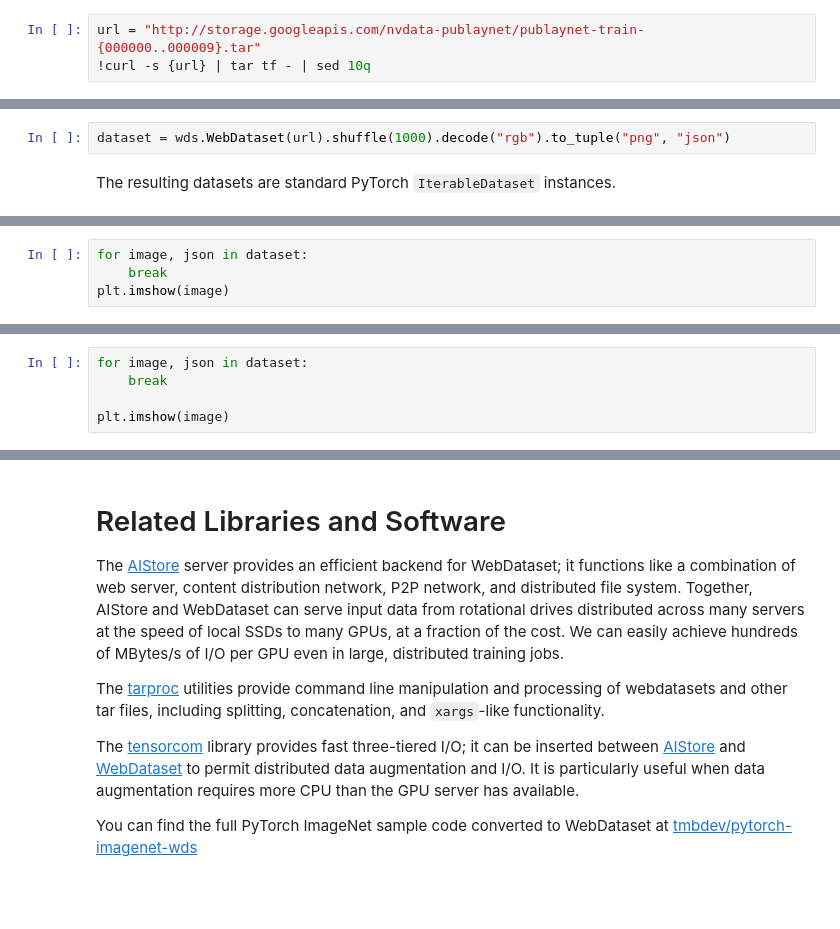
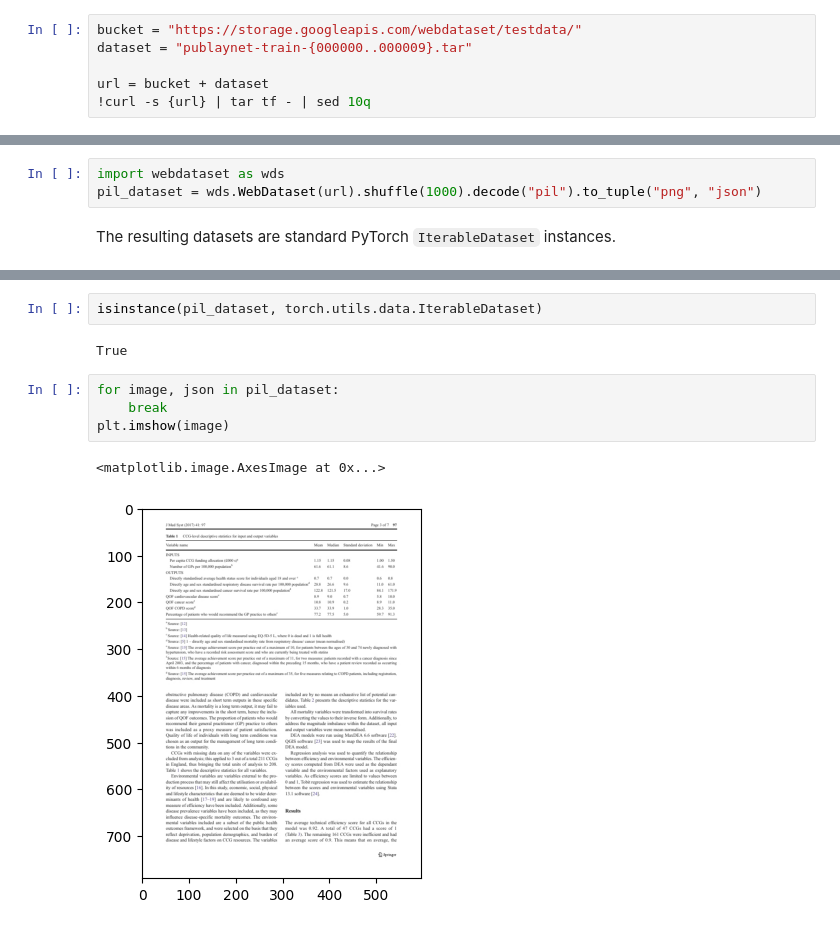
Before and after one commit to webdataset/webdataset, a Jupyter notebook: readme.ipynb, the cells around one changed output, grey strips where cells are left out. Saved outputs shown, nothing was run; the diff lists cells and outputs as text; blank space fills up the shorter version.

```diff
--- a/readme.ipynb
+++ b/readme.ipynb
@@ -20,7 +26,10 @@ The WebDataset format represents images, movies, audio, etc. in their native fil
 
 Standard tools can be used for accessing and processing WebDataset-format files.
 # %%
-url = "http://storage.googleapis.com/nvdata-publaynet/publaynet-train-{000000..000009}.tar"
+bucket = "https://storage.googleapis.com/webdataset/testdata/"
+dataset = "publaynet-train-{000000..000009}.tar"
+
+url = bucket + dataset
 !curl -s {url} | tar tf - | sed 10q
 # %% [output]
 PMC4991227_00003.json
@@ -61,4 +78,5 @@ import webdataset as wds
 # %%
-dataset = wds.WebDataset(url).shuffle(1000).decode("rgb").to_tuple("png", "json")
+import webdataset as wds
+pil_dataset = wds.WebDataset(url).shuffle(1000).decode("pil").to_tuple("png", "json")
 # %% [markdown]
 The resulting datasets are standard PyTorch `IterableDataset` instances.
@@ -69,4 +82,0 @@ True
-# %%
-for image, json in dataset:
-    break
-plt.imshow(image)
@@ -115,5 +82,0 @@ dataset = dataset.compose(get_patches).shuffle(10000)
-# %%
-for image, json in dataset:
-    break
-
-plt.imshow(image)
@@ -679,10 +83,11 @@ Both of the first options are very simple. To store your entire sample in MsgPac
-# %% [markdown]
-# Related Libraries and Software
-
-The [AIStore](http://github.com/NVIDIA/aistore) server provides an efficient backend for WebDataset; it functions like a combination of web server, content distribution network, P2P network, and distributed file system. Together, AIStore and WebDataset can serve input data from rotational drives distributed across many servers at the speed of local SSDs to many GPUs, at a fraction of the cost. We can easily achieve hundreds of MBytes/s of I/O per GPU even in large, distributed training jobs.
-
-The [tarproc](http://github.com/tmbdev/tarproc) utilities provide command line manipulation and processing of webdatasets and other tar files, including splitting, concatenation, and `xargs`-like functionality.
-
-The [tensorcom](http://github.com/tmbdev/tensorcom/) library provides fast three-tiered I/O; it can be inserted between [AIStore](http://github.com/NVIDIA/aistore) and [WebDataset](http://github.com/tmbdev/webdataset) to permit distributed data augmentation and I/O. It is particularly useful when data augmentation requires more CPU than the GPU server has available.
-
-You can find the full PyTorch ImageNet sample code converted to WebDataset at [tmbdev/pytorch-imagenet-wds](http://github.com/tmbdev/pytorch-imagenet-wds)
+# %%
+isinstance(pil_dataset, torch.utils.data.IterableDataset)
+# %% [output]
+True
+# %%
+for image, json in pil_dataset:
+    break
+plt.imshow(image)
+# %% [output]
+<matplotlib.image.AxesImage at 0x...>
+[figure, added]
```
Also changed, not shown: parts of 73 cells of this notebook, 10 other files.
